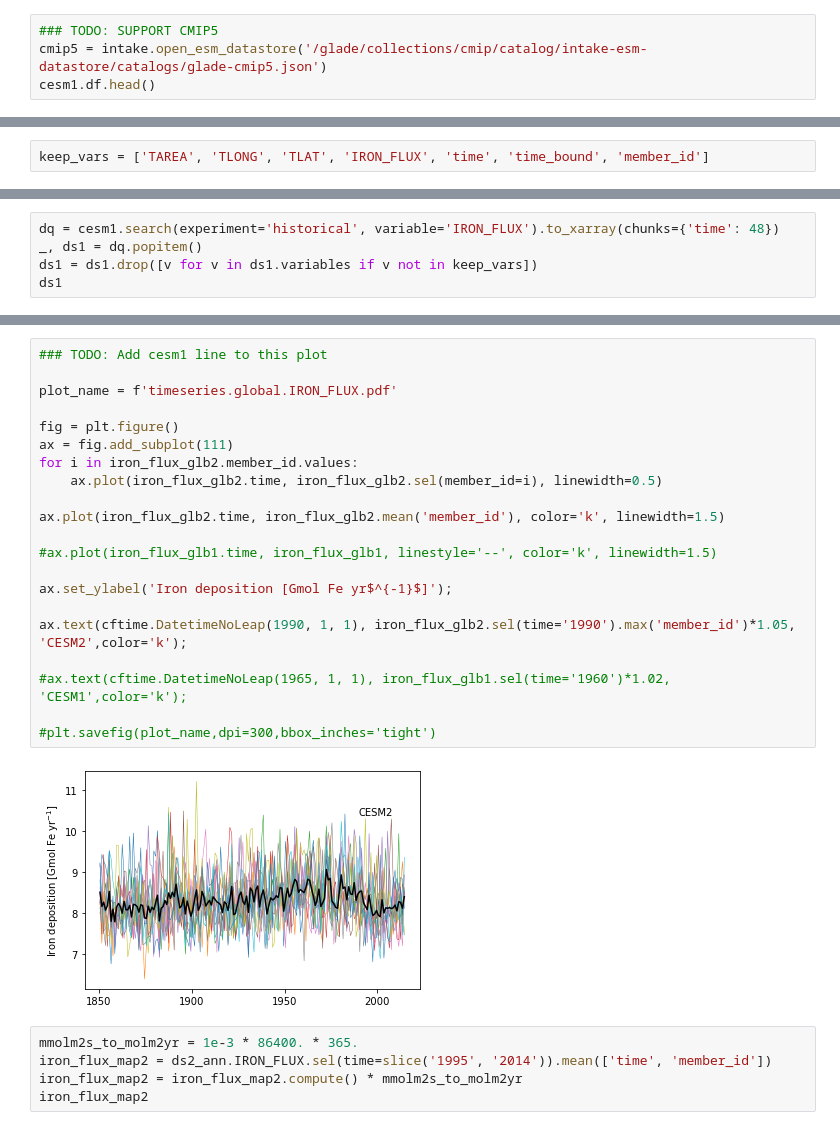
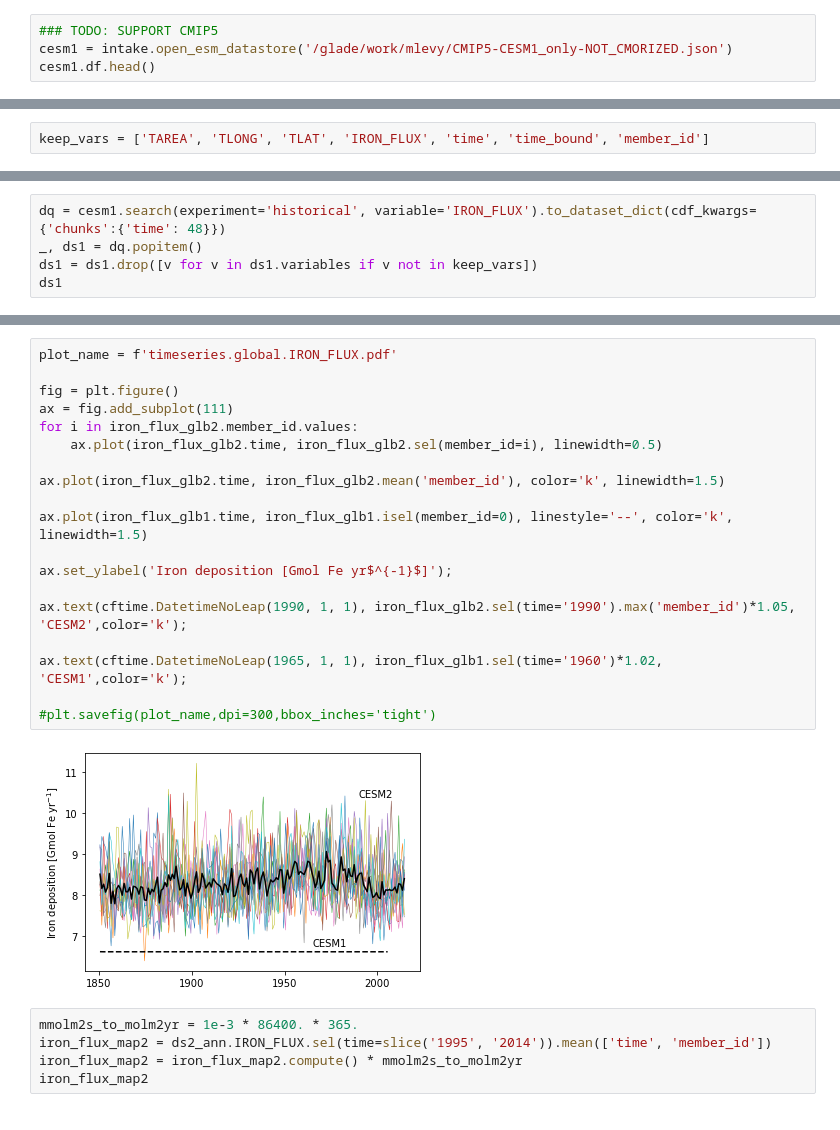
Before and after one commit to marbl-ecosys/cesm2-marbl, a Jupyter notebook: notebooks/forcing_iron_flux.ipynb, the cells around one changed output, grey strips where cells are left out. Saved outputs shown, nothing was run; the diff lists cells and outputs as text.

Commit message:
Generated cesm1-cmip5 collection
forcing_iron_flux.ipynb now plots CESM2 vs CESM1

```diff
--- a/notebooks/forcing_iron_flux.ipynb
+++ b/notebooks/forcing_iron_flux.ipynb
@@ -38,5 +38,5 @@ Index(['experiment', 'case', 'component', 'stream', 'variable', 'date_range',
       dtype='object')
 # %%
 ### TODO: SUPPORT CMIP5
-cmip5 = intake.open_esm_datastore('/glade/collections/cmip/catalog/intake-esm-datastore/catalogs/glade-cmip5.json')
+cesm1 = intake.open_esm_datastore('/glade/work/mlevy/CMIP5-CESM1_only-NOT_CMORIZED.json')
 cesm1.df.head()
@@ -73,5 +87,5 @@ Wall time: 4.94 s
 # %%
-dq = cesm1.search(experiment='historical', variable='IRON_FLUX').to_xarray(chunks={'time': 48})
+dq = cesm1.search(experiment='historical', variable='IRON_FLUX').to_dataset_dict(cdf_kwargs={'chunks':{'time': 48}})
 _, ds1 = dq.popitem()
 ds1 = ds1.drop([v for v in ds1.variables if v not in keep_vars])
 ds1
@@ -131,26 +200,24 @@ iron_flux_glb1
 # %%
-### TODO: Add cesm1 line to this plot
-
 plot_name = f'timeseries.global.IRON_FLUX.pdf'
 
 fig = plt.figure()
 ax = fig.add_subplot(111)
 for i in iron_flux_glb2.member_id.values:
     ax.plot(iron_flux_glb2.time, iron_flux_glb2.sel(member_id=i), linewidth=0.5)
 
 ax.plot(iron_flux_glb2.time, iron_flux_glb2.mean('member_id'), color='k', linewidth=1.5)
 
-#ax.plot(iron_flux_glb1.time, iron_flux_glb1, linestyle='--', color='k', linewidth=1.5)
+ax.plot(iron_flux_glb1.time, iron_flux_glb1.isel(member_id=0), linestyle='--', color='k', linewidth=1.5)
 
 ax.set_ylabel('Iron deposition [Gmol Fe yr$^{-1}$]');
 
 ax.text(cftime.DatetimeNoLeap(1990, 1, 1), iron_flux_glb2.sel(time='1990').max('member_id')*1.05, 'CESM2',color='k');
 
-#ax.text(cftime.DatetimeNoLeap(1965, 1, 1), iron_flux_glb1.sel(time='1960')*1.02, 'CESM1',color='k');
+ax.text(cftime.DatetimeNoLeap(1965, 1, 1), iron_flux_glb1.sel(time='1960')*1.02, 'CESM1',color='k');
 
 #plt.savefig(plot_name,dpi=300,bbox_inches='tight')
 # %% [output]
-[figure, old version]
+[figure, new version]
 # %%
 mmolm2s_to_molm2yr = 1e-3 * 86400. * 365.
 iron_flux_map2 = ds2_ann.IRON_FLUX.sel(time=slice('1995', '2014')).mean(['time', 'member_id'])
```
Also changed, not shown: parts of 7 cells of this notebook, 2 other files.
